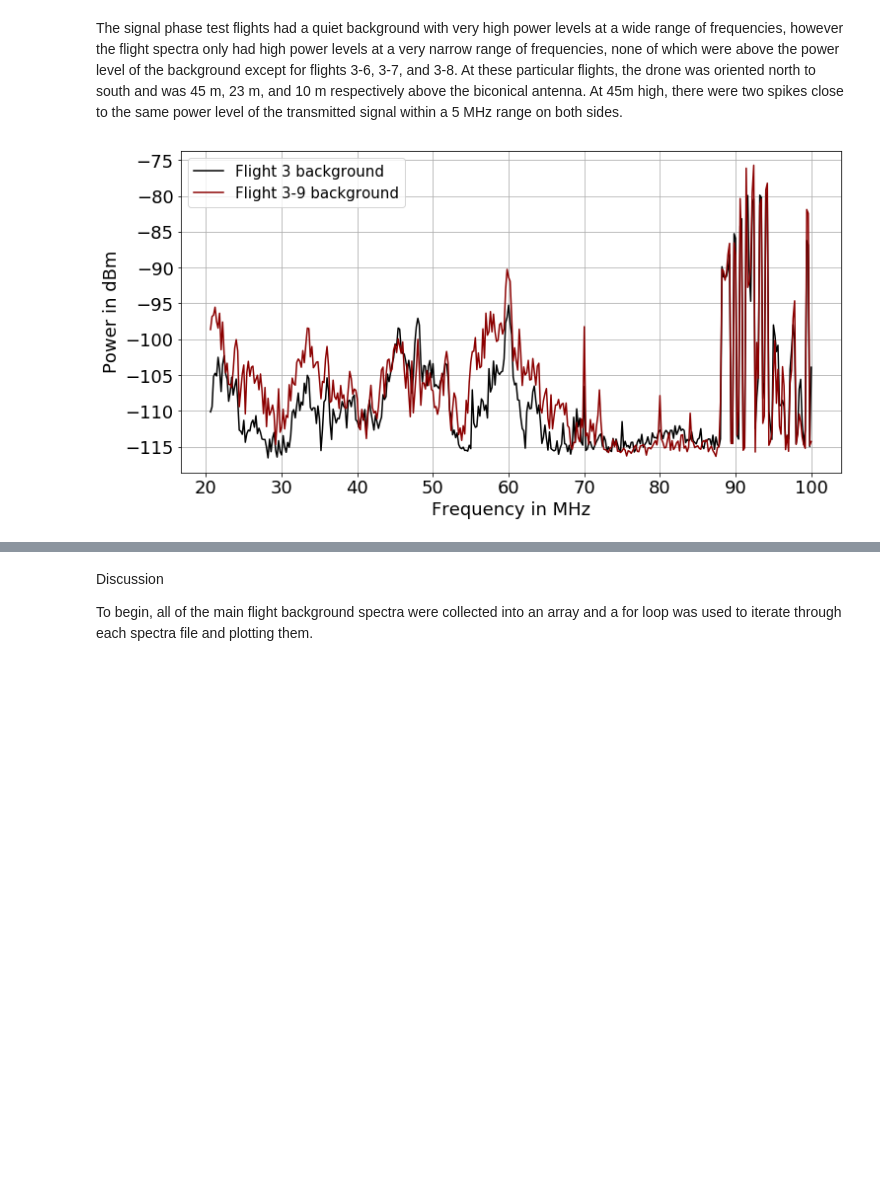
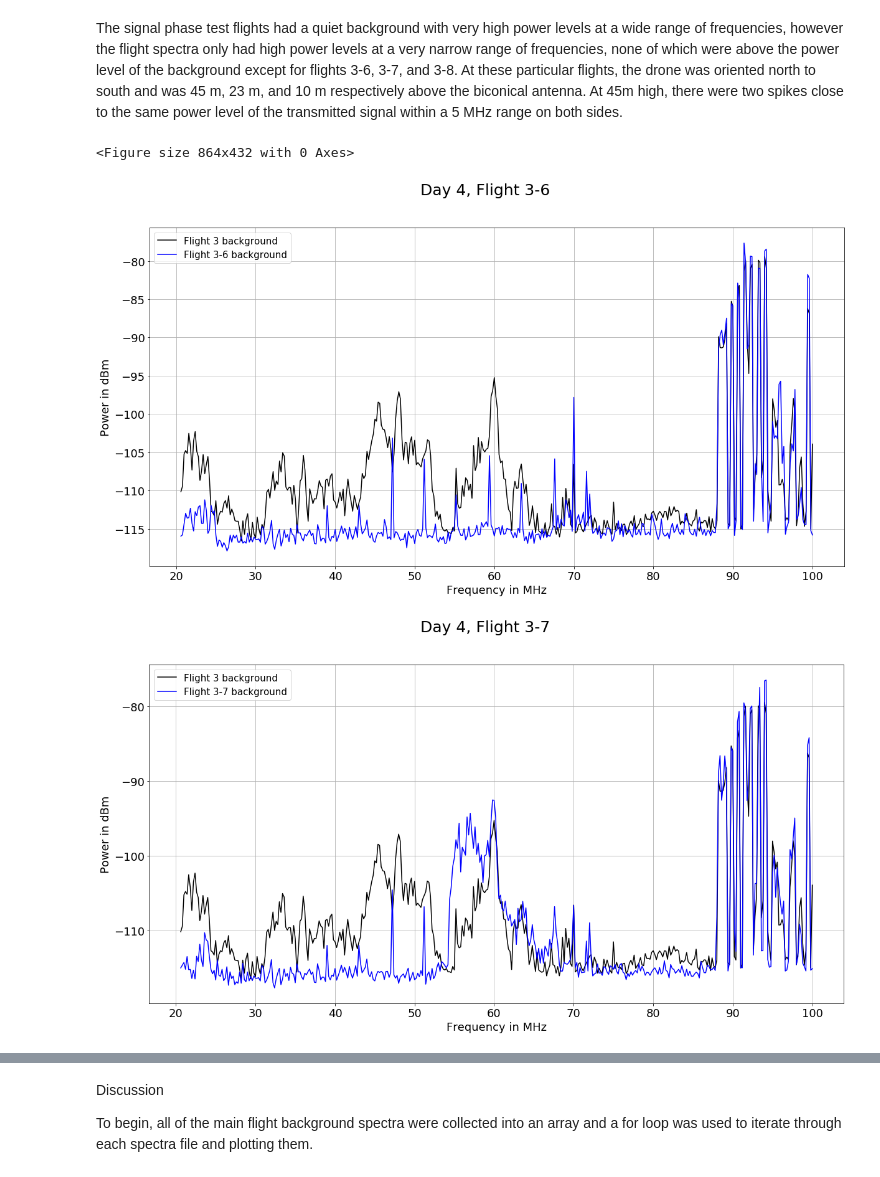
Before and after one commit to dannyjacobs/ECHO, a Jupyter notebook: analysis/ECHO043_Determination of Drone Noise Interference.ipynb, the cells around one changed output, grey strips where cells are left out. Saved outputs shown, nothing was run; the diff lists cells and outputs as text; code cells hidden in the pictures; blank space fills up the shorter version.

```diff
--- a/analysis/ECHO043_Determination of Drone Noise Interference.ipynb
+++ b/analysis/ECHO043_Determination of Drone Noise Interference.ipynb
@@ -240,87 +240,82 @@ grid()
 The signal phase test flights had a quiet background with very high power levels at a wide range of frequencies, however the flight spectra only had high power levels at a very narrow range of frequencies, none of which were above the power level of the background except for flights 3-6, 3-7, and 3-8. At these particular flights, the drone was oriented north to south and was 45 m, 23 m, and 10 m respectively above the biconical antenna. At 45m high, there were two spikes close to the same power level of the transmitted signal within a 5 MHz range on both sides.
 # %%
 #Signal phase tests, day 4
-#Flight 3-7
+#Flight 3-6
 #background
 
 plt.figure(figsize=(12,6))
+
 back3 = np.array(pd.read_csv(r'C:\Users\shani\Documents\Work\LoCo Labs\ECHO\Sevilleta\Day 4 10-26\D4F3_1.csv', skiprows = 29))
+#flight 3-6 data
+data15= np.array(pd.read_csv(r'C:\Users\shani\Documents\Work\LoCo Labs\ECHO\Sevilleta\Day 4 10-26\D4F3_6.csv', skiprows = 29))
 
-#flight 3-7 data
-data15= np.array(pd.read_csv(r'C:\Users\shani\Documents\Work\LoCo Labs\ECHO\Sevilleta\Day 4 10-26\D4F3_7.csv', skiprows = 29))
-
-plt.subplot(221)
 freq3 = back3[:-1,0]
 powb3 = back3[:-1,1]
 powd15 = data15[:-1,1]
 f3 = freq3.astype(float)
 pb3 = powb3.astype(float)
 pd15 = powd15.astype(float)
-#fig = figure(figsize=(20,10))
+fig = figure(figsize=(20,10))
 ax = axes()
 ax.xaxis.set_major_locator(MultipleLocator(10))
 plot((f2)/10**6, pb3, 'k', label= 'Flight 3 background')
-plot((f2)/10**6, pd15, 'darkred', label= 'Flight 3-7 background')
+plot((f2)/10**6, pd15, 'b', label= 'Flight 3-6 background')
 fig.suptitle('Day 4, Flight 3-6', fontsize=25)
 xlabel('Frequency in MHz', fontsize=18)
 ylabel('Power in dBm', fontsize=18)
-fig.suptitle('Day 4, Flight 3-7', fontsize=25)
+fig.suptitle('Day 4, Flight 3-6', fontsize=25)
 xticks(fontsize=18 )
 yticks(fontsize=18 )
 legend(fontsize=15)
 grid()
 
-#Flight 3-8
+#Flight 3-7
 #background
 back3 = np.array(pd.read_csv(r'C:\Users\shani\Documents\Work\LoCo Labs\ECHO\Sevilleta\Day 4 10-26\D4F3_1.csv', skiprows = 29))
+#flight 3-7 data
+data16= np.array(pd.read_csv(r'C:\Users\shani\Documents\Work\LoCo Labs\ECHO\Sevilleta\Day 4 10-26\D4F3_7.csv', skiprows = 29))
 
-#flight 3-8 data
-data16= np.array(pd.read_csv(r'C:\Users\shani\Documents\Work\LoCo Labs\ECHO\Sevilleta\Day 4 10-26\D4F3_8.csv', skiprows = 29))
-
-plt.subplot(222)
 freq3 = back3[:-1,0]
 powb3 = back3[:-1,1]
 powd16 = data16[:-1,1]
 f3 = freq3.astype(float)
 pb3 = powb3.astype(float)
 pd16 = powd16.astype(float)
-#fig = figure(figsize=(20,10))
+fig = figure(figsize=(20,10))
 ax = axes()
 ax.xaxis.set_major_locator(MultipleLocator(10))
 plot((f2)/10**6, pb3, 'k', label= 'Flight 3 background')
-plot((f2)/10**6, pd16, 'darkred', label= 'Flight 3-8 background')
-fig.suptitle('Day 4, Flight 3-8', fontsize=25)
+plot((f2)/10**6, pd16, 'b', label= 'Flight 3-7 background')
+fig.suptitle('Day 4, Flight 3-7', fontsize=25)
 xlabel('Frequency in MHz', fontsize=18)
 ylabel('Power in dBm', fontsize=18)
-fig.suptitle('Day 4, Flight 3-8', fontsize=25)
 xticks(fontsize=18 )
 yticks(fontsize=18 )
 legend(fontsize=15)
 grid()
 
-#flight3-9 data
-data17= np.array(pd.read_csv(r'C:\Users\shani\Documents\Work\LoCo Labs\ECHO\Sevilleta\Day 4 10-26\D4F3_9.csv', skiprows = 29))
-plt.subplot(223)
+#flight3-8 data
+data17= np.array(pd.read_csv(r'C:\Users\shani\Documents\Work\LoCo Labs\ECHO\Sevilleta\Day 4 10-26\D4F3_8.csv', skiprows = 29))
+
 freq3 = back3[:-1,0]
 powb3 = back3[:-1,1]
 powd17 = data17[:-1,1]
 f3 = freq3.astype(float)
 pb3 = powb3.astype(float)
 pd17 = powd17.astype(float)
-#fig = figure(figsize=(20,10))
+fig = figure(figsize=(20,10))
 ax = axes()
 ax.xaxis.set_major_locator(MultipleLocator(10))
 plot((f2)/10**6, pb3, 'k', label= 'Flight 3 background')
-plot((f2)/10**6, pd17, 'darkred', label= 'Flight 3-9 background')
-fig.suptitle('Day 4, Flight 3-9', fontsize=25)
+plot((f2)/10**6, pd17, 'b', label= 'Flight 3-8 background')
+fig.suptitle('Day 4, Flight 3-8', fontsize=25)
 xlabel('Frequency in MHz', fontsize=18)
 ylabel('Power in dBm', fontsize=18)
-fig.suptitle('Day 4, Flight 3-9', fontsize=25)
 xticks(fontsize=18 )
 yticks(fontsize=18 )
 legend(fontsize=15)
 grid()
-
-plt.show()
 # %% [output]
+<Figure size 864x432 with 0 Axes>
-[figure, old version]
+[figure, new version]
+[figure, added]
```
Also changed, not shown: parts of 18 cells of this notebook.
